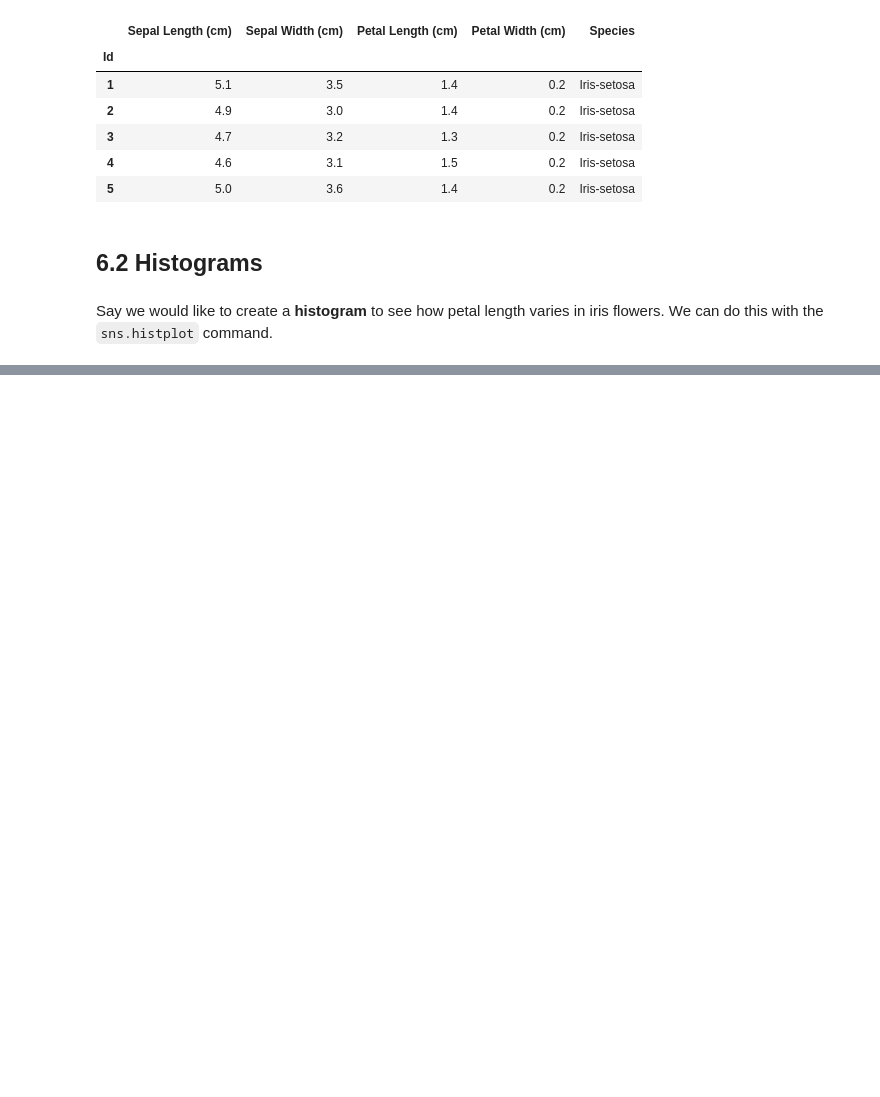
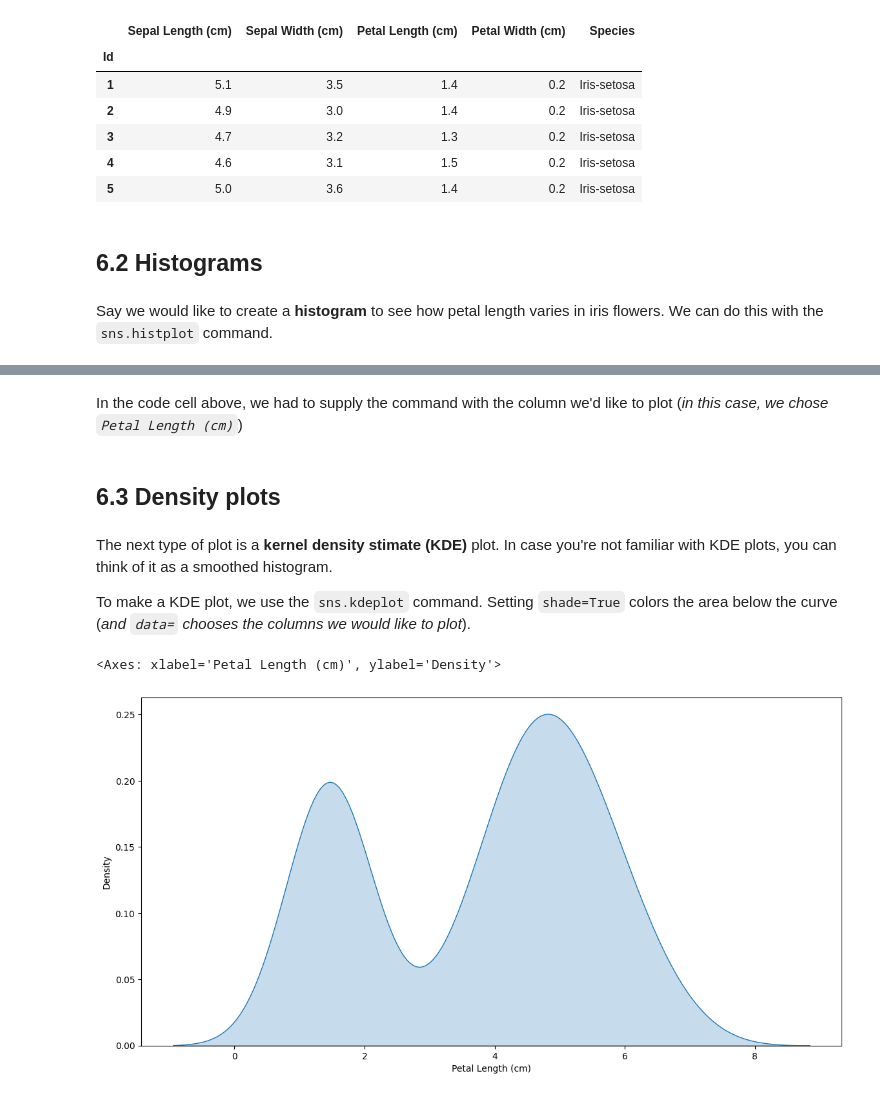
Before and after one commit to c1amilo/ml_course, a Jupyter notebook: visualizations.ipynb, the cells around one changed output, grey strips where cells are left out. Cells and saved outputs as stored; diff of their text form; code cells hidden in the pictures; blank space fills up the shorter version.

```diff
--- a/visualizations.ipynb
+++ b/visualizations.ipynb
@@ -323,0 +330,14 @@ Say we would like to create a **histogram** to see how petal length varies in ir
+# %% [markdown]
+In the code cell above, we had to supply the command with the column we'd like to plot (*in this case, we chose `Petal Length (cm)`*)
+# %% [markdown]
+## 6.3 Density plots
+# %% [markdown]
+The next type of plot is a **kernel density stimate (KDE)** plot. In case you're not familiar with KDE plots, you can think of it as a smoothed histogram.
+
+To make a KDE plot, we use the `sns.kdeplot` command. Setting `shade=True` colors the area below the curve (*and `data=` chooses the columns we would like to plot*).
+# %%
+plt.figure(figsize=(14,7))
+sns.kdeplot(data=iris_data['Petal Length (cm)'], fill=True)
+# %% [output]
+<Axes: xlabel='Petal Length (cm)', ylabel='Density'>
+[figure, added]
```
Also changed, not shown: parts of 16 cells of this notebook, 4 other files.
